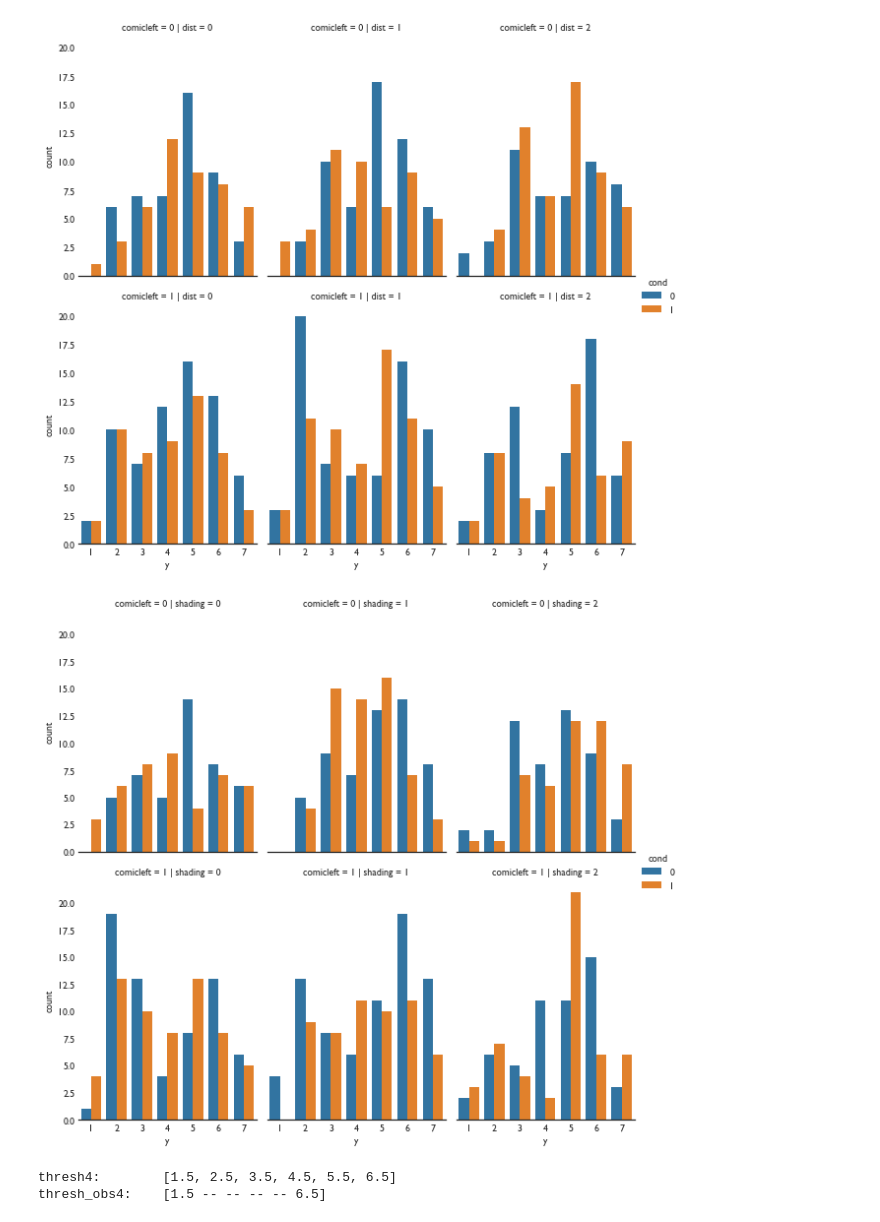
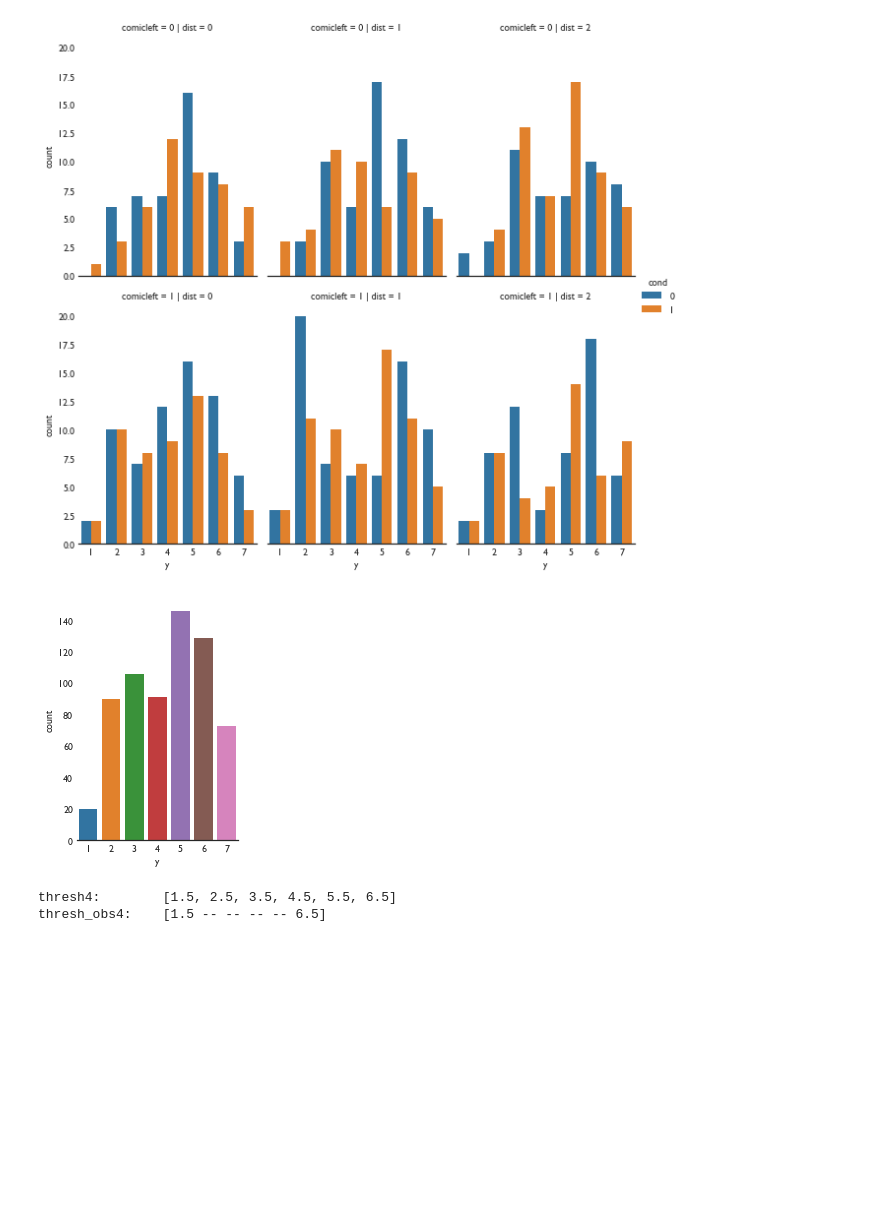
Before and after one commit to CrowdDynamicsLab/ComicPersuasion, a Jupyter notebook: Paper Draft/LaTeX/hari-code/ordinal prediction.ipynb, the cells around one changed output. Drawn from its saved outputs; the diff is of its cells as text; code cells hidden in the pictures; blank space fills up the shorter version.

```diff
--- a/Paper Draft/LaTeX/hari-code/ordinal prediction.ipynb
+++ b/Paper Draft/LaTeX/hari-code/ordinal prediction.ipynb
@@ -138,17 +138,14 @@ g.savefig("condition-dist-counts.pdf")
 # %%
 g = sb.factorplot(
     x="y",
-    hue="cond",
-    col="shading",
-    row="comicleft",
     data=df,
     kind="count",
     size=4,
     aspect=0.7)
 g.despine(left=True)
-g.savefig("condition-shading-counts.pdf")
+g.savefig("counts-main.pdf")
 # %% [output]
-[figure, old version]
+[figure, new version]
 # %%
 
 y_cat = (df['y']).astype('category')  # in range 1-7
```
Also changed, not shown: parts of 5 cells of this notebook, 13 other files.
